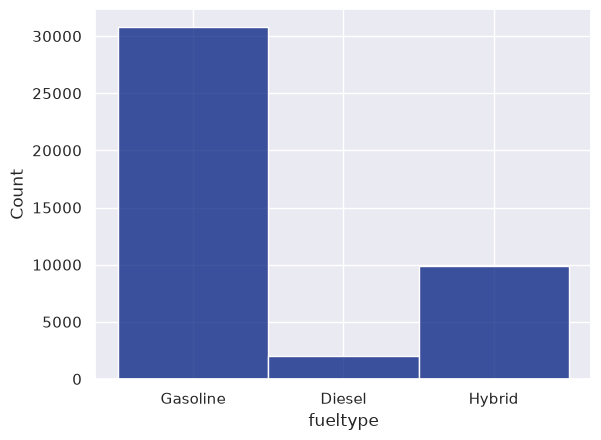
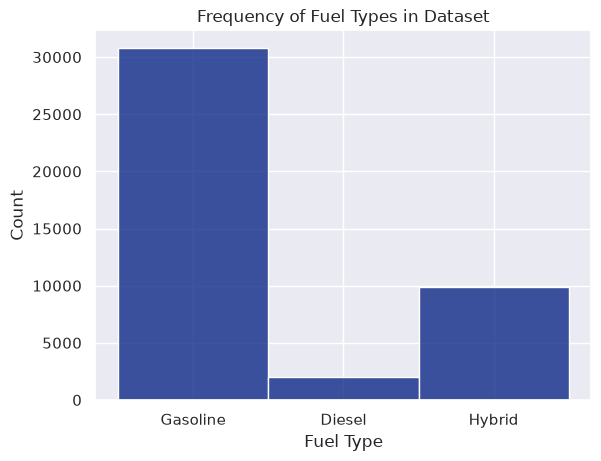
The notebook cell's code change between the first figure and the second:
--- before
+++ after
@@ -1 +1,3 @@
+plt.title("Frequency of Fuel Types in Dataset")
+plt.xlabel("Fuel Type")
 sns.histplot(df["fueltype"]);

Commit: Add descriptive titles and axis labels to all visualizations